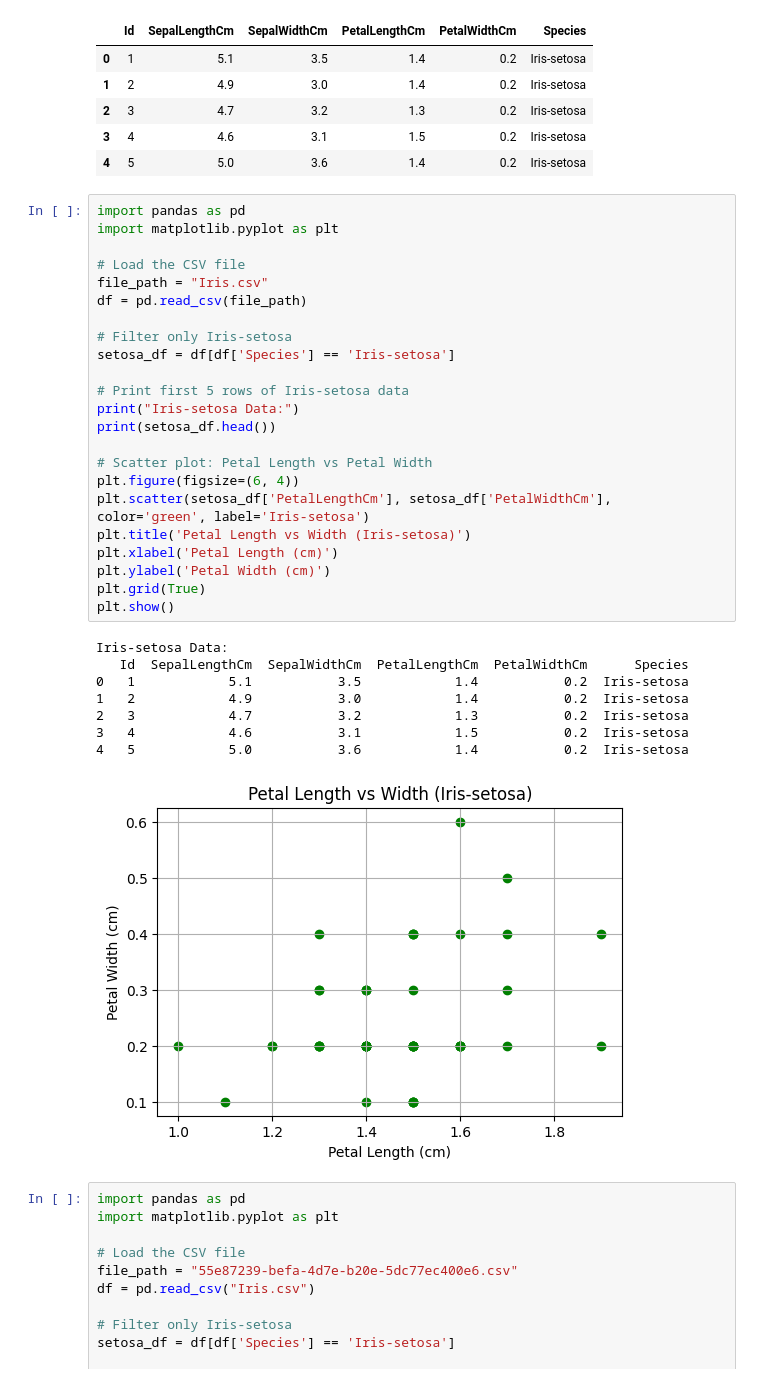
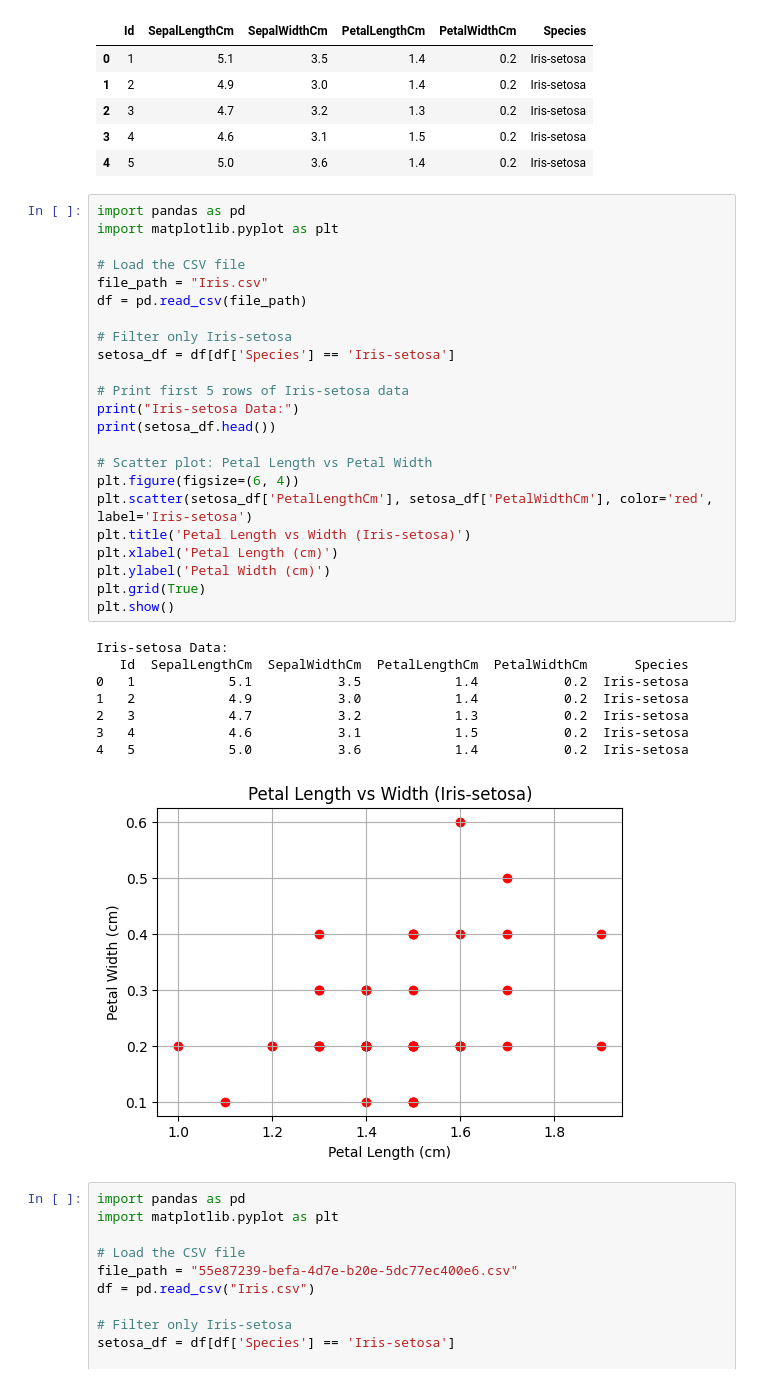
Before and after one commit to Nohan28/aiml, a Jupyter notebook: nohan23CS028.ipynb, the cells around one changed output. Saved outputs shown, nothing was run; the diff lists cells and outputs as text.

```diff
--- a/nohan23CS028.ipynb
+++ b/nohan23CS028.ipynb
@@ -887,35 +887,35 @@ df.head()
 # %%
 import pandas as pd
 import matplotlib.pyplot as plt
 
 # Load the CSV file
 file_path = "Iris.csv"
 df = pd.read_csv(file_path)
 
 # Filter only Iris-setosa
 setosa_df = df[df['Species'] == 'Iris-setosa']
 
 # Print first 5 rows of Iris-setosa data
 print("Iris-setosa Data:")
 print(setosa_df.head())
 
 # Scatter plot: Petal Length vs Petal Width
 plt.figure(figsize=(6, 4))
-plt.scatter(setosa_df['PetalLengthCm'], setosa_df['PetalWidthCm'], color='green', label='Iris-setosa')
+plt.scatter(setosa_df['PetalLengthCm'], setosa_df['PetalWidthCm'], color='red', label='Iris-setosa')
 plt.title('Petal Length vs Width (Iris-setosa)')
 plt.xlabel('Petal Length (cm)')
 plt.ylabel('Petal Width (cm)')
 plt.grid(True)
 plt.show()
 # %% [output]
 Iris-setosa Data:
    Id  SepalLengthCm  SepalWidthCm  PetalLengthCm  PetalWidthCm      Species
 0   1            5.1           3.5            1.4           0.2  Iris-setosa
 1   2            4.9           3.0            1.4           0.2  Iris-setosa
 2   3            4.7           3.2            1.3           0.2  Iris-setosa
 3   4            4.6           3.1            1.5           0.2  Iris-setosa
 4   5            5.0           3.6            1.4           0.2  Iris-setosa
-[figure, old version]
+[figure, new version]
 # %%
 import pandas as pd
 import matplotlib.pyplot as plt
```
